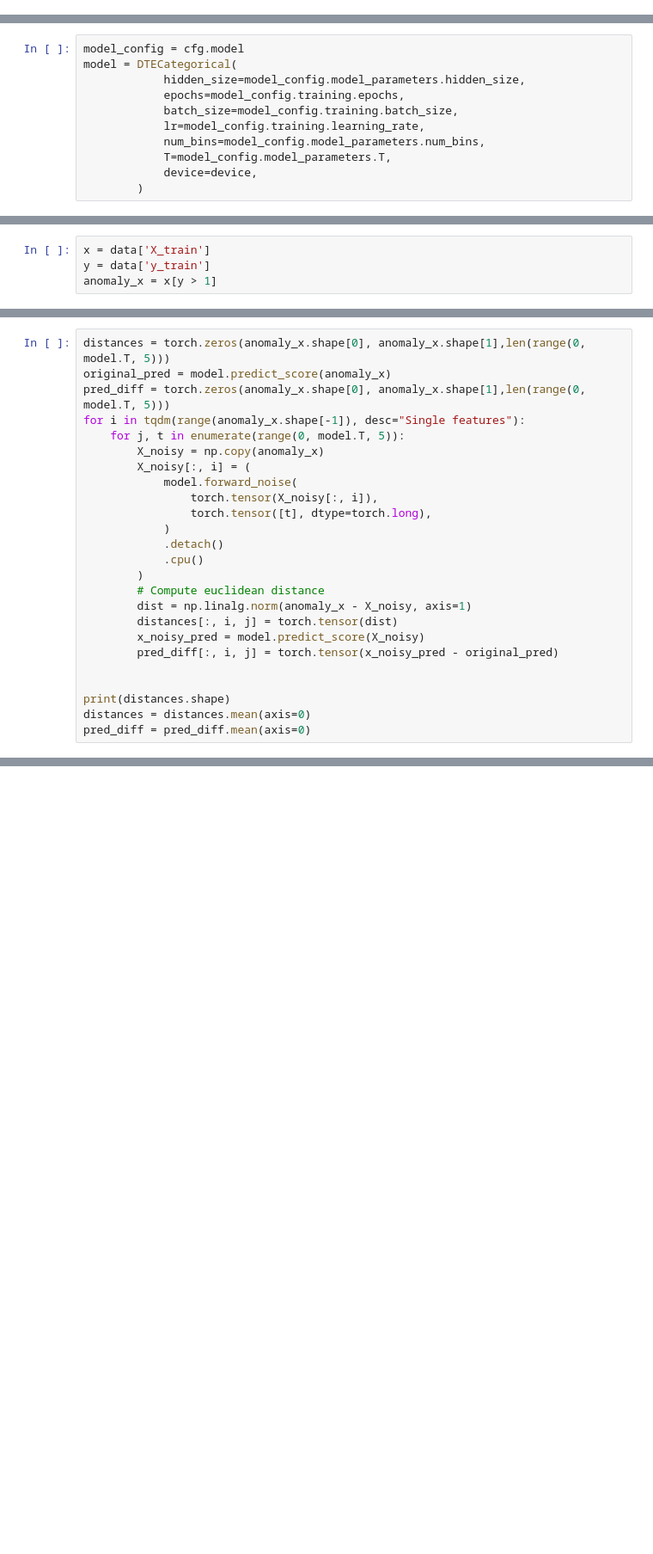
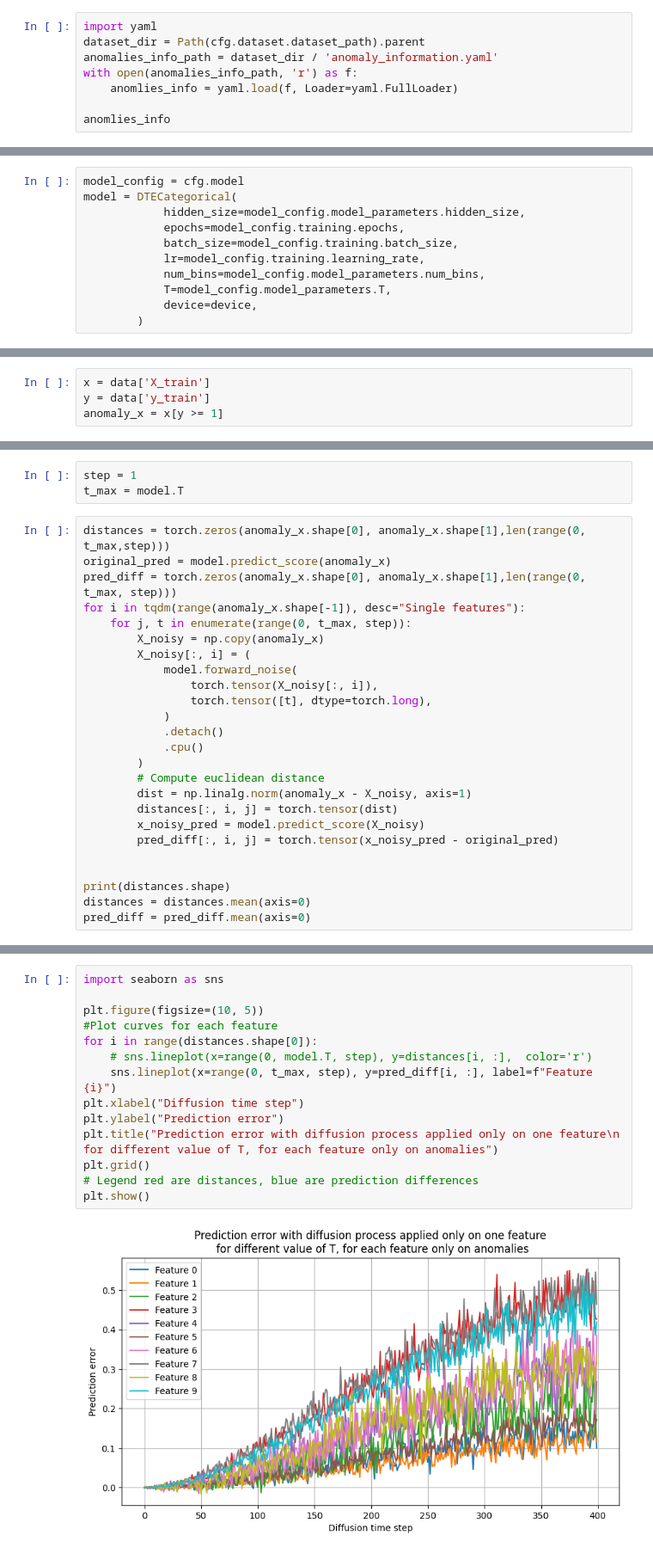
Before and after one commit to ElouanV/iterative_learning_for_anomaly_detection, a Jupyter notebook: notebooks/forward_diffusion_study.ipynb, the cells around one changed output, grey strips where cells are left out. Shown at 86% size. Cells and saved outputs as stored; diff of their text form; blank space fills up the shorter version.

```diff
--- a/notebooks/forward_diffusion_study.ipynb
+++ b/notebooks/forward_diffusion_study.ipynb
@@ -33,0 +34,8 @@ To enable the following instructions: AVX2 AVX512F FMA, in other operations, reb
+# %%
+import yaml
+dataset_dir = Path(cfg.dataset.dataset_path).parent
+anomalies_info_path = dataset_dir / 'anomaly_information.yaml'
+with open(anomalies_info_path, 'r') as f:
+    anomlies_info = yaml.load(f, Loader=yaml.FullLoader)
+
+anomlies_info
@@ -50,7 +62,7 @@ model.load_model(experiment_path / "model.pth", X=data["X_train"])
 # %%
 x = data['X_train']
 y = data['y_train']
-anomaly_x = x[y > 1]
+anomaly_x = x[y >= 1]
 # %%
 anomaly_x.shape
 # %% [output]
@@ -63,9 +75,12 @@ X_embedded = tsne.fit_transform(x)
+# %%
+step = 1
+t_max = model.T
 # %%
-distances = torch.zeros(anomaly_x.shape[0], anomaly_x.shape[1],len(range(0, model.T, 5)))
+distances = torch.zeros(anomaly_x.shape[0], anomaly_x.shape[1],len(range(0, t_max,step)))
 original_pred = model.predict_score(anomaly_x)
-pred_diff = torch.zeros(anomaly_x.shape[0], anomaly_x.shape[1],len(range(0, model.T, 5)))
+pred_diff = torch.zeros(anomaly_x.shape[0], anomaly_x.shape[1],len(range(0, t_max, step)))
 for i in tqdm(range(anomaly_x.shape[-1]), desc="Single features"):
-    for j, t in enumerate(range(0, model.T, 5)):
+    for j, t in enumerate(range(0, t_max, step)):
         X_noisy = np.copy(anomaly_x)
         X_noisy[:, i] = (
             model.forward_noise(
@@ -89,0 +105,16 @@ torch.Size([166, 10, 80])
+# %%
+import seaborn as sns
+
+plt.figure(figsize=(10, 5))
+#Plot curves for each feature
+for i in range(distances.shape[0]):
+    # sns.lineplot(x=range(0, model.T, step), y=distances[i, :],  color='r')
+    sns.lineplot(x=range(0, t_max, step), y=pred_diff[i, :], label=f"Feature {i}")
+plt.xlabel("Diffusion time step")
+plt.ylabel("Prediction error")
+plt.title("Prediction error with diffusion process applied only on one feature\n for different value of T, for each feature only on anomalies")
+plt.grid()
+# Legend red are distances, blue are prediction differences
+plt.show()
+# %% [output]
+[figure, added]
```
Also changed, not shown: parts of 23 cells of this notebook, 18 other files.
